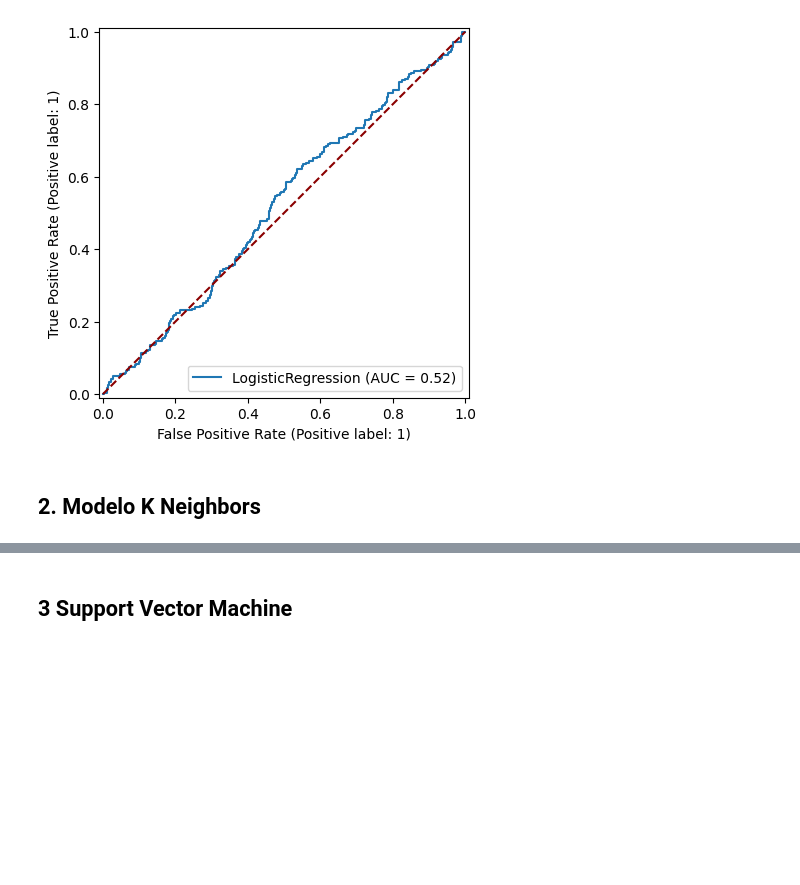
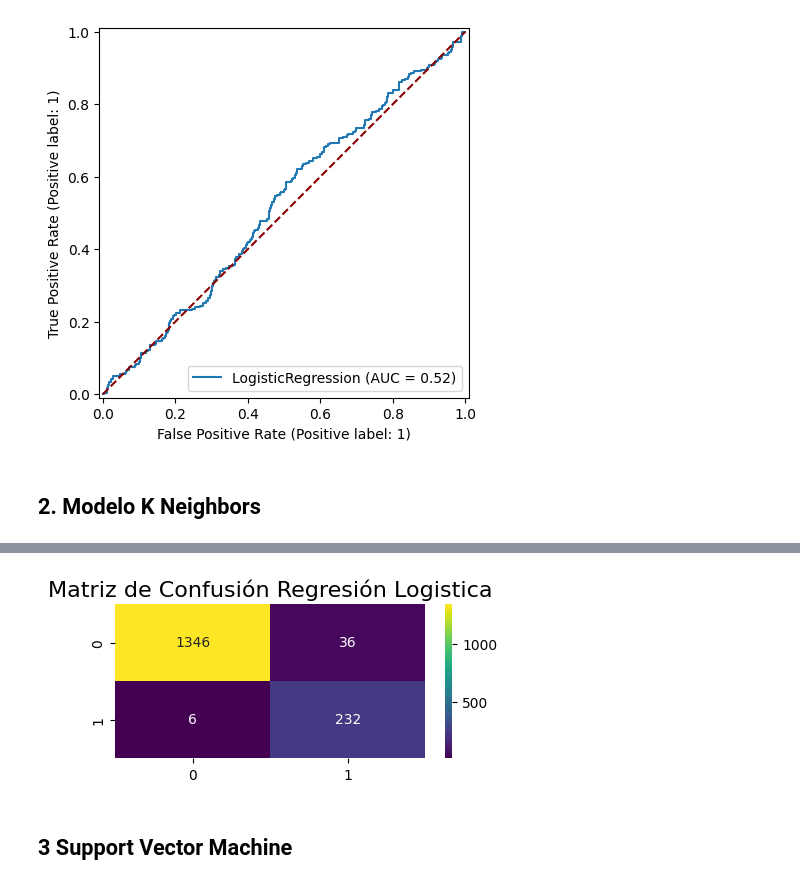
Before and after one commit to narencastellon/Python, a Jupyter notebook: 2. car-insurance-sales-supervised-machine-learning.ipynb, the cells around one changed output, grey strips where cells are left out. Saved outputs shown, nothing was run; the diff lists cells and outputs as text; code cells hidden in the pictures; blank space fills up the shorter version.

```diff
--- a/2. car-insurance-sales-supervised-machine-learning.ipynb
+++ b/2. car-insurance-sales-supervised-machine-learning.ipynb
@@ -452,0 +455,5 @@ print("2 neighbors KNN Score: ",round(acc,2),"%")
+# %%
+y_pred_knn = knn.predict(X_test)
+
+acc_train = knn.score(X_train, y_train)*100
+print("Accuracy - Train 2 neighbors KNN Score: ",round(acc_train,2),"%")
@@ -459,3 +481,13 @@ print (accuracy_score(y_test, y_pred_knn))
+# %%
+from sklearn.metrics import confusion_matrix, classification_report
+
+plt.figure(figsize = (5,2))
+plt.title("Matriz de Confusión Regresión Logistica", fontsize=16)
+sns.heatmap(confusion_matrix(y_test,y_pred_knn), annot = True, cmap = 'viridis',fmt = '.0f')
+
+plt.show();
+# %% [output]
+[figure, added]
 # %% [markdown]
 ## **3 Support Vector Machine**
 # %%
```
Also changed, not shown: parts of 34 cells of this notebook.
